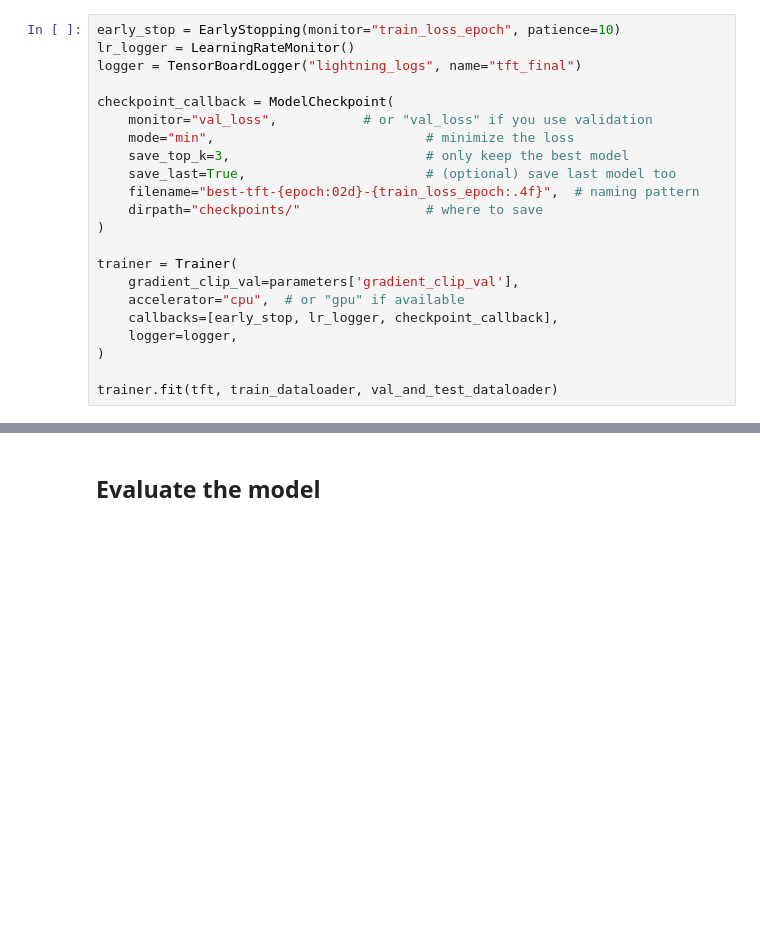
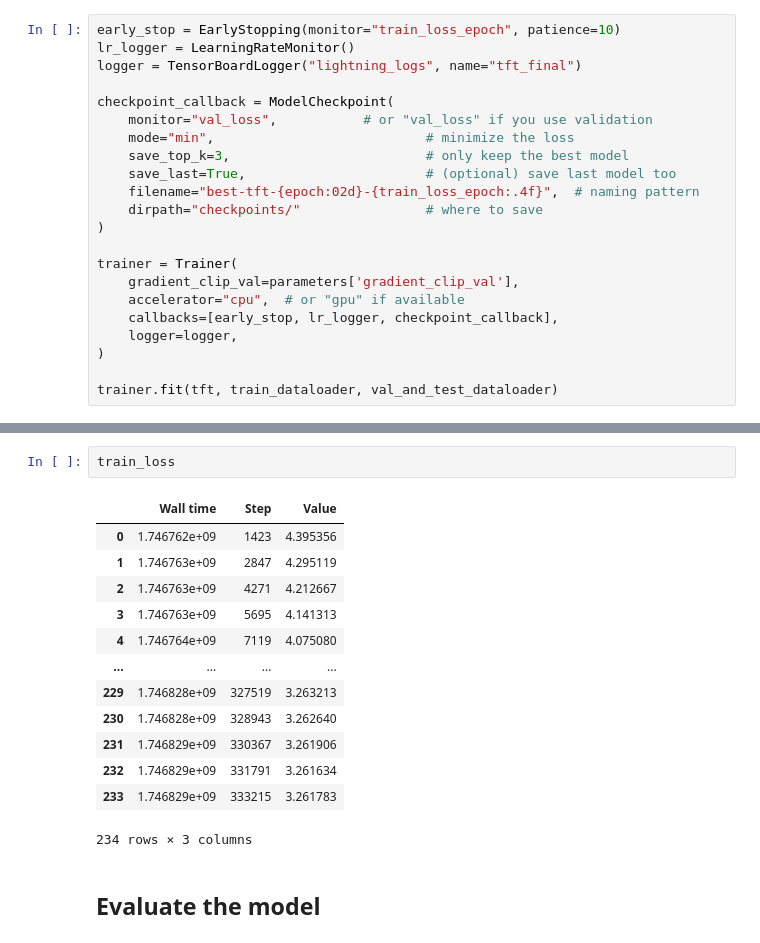
Before and after one commit to luizvalle/ieor4578_project2, a Jupyter notebook: notebooks/tft/tft_exploration4.ipynb, the cells around one changed output, grey strips where cells are left out. Cells and saved outputs as stored; diff of their text form; blank space fills up the shorter version.

```diff
--- a/notebooks/tft/tft_exploration4.ipynb
+++ b/notebooks/tft/tft_exploration4.ipynb
@@ -428,3 +448,19 @@ trainer.fit(tft, train_dataloader, val_and_test_dataloader)
+# %%
+train_loss
+# %% [output]
+|  | Wall time | Step | Value |
+| 0 | 1.746762e+09 | 1423 | 4.395356 |
+| 1 | 1.746763e+09 | 2847 | 4.295119 |
+| 2 | 1.746763e+09 | 4271 | 4.212667 |
+| 3 | 1.746763e+09 | 5695 | 4.141313 |
+| 4 | 1.746764e+09 | 7119 | 4.075080 |
+| ... | ... | ... | ... |
+| 229 | 1.746828e+09 | 327519 | 3.263213 |
+| 230 | 1.746828e+09 | 328943 | 3.262640 |
+| 231 | 1.746829e+09 | 330367 | 3.261906 |
+| 232 | 1.746829e+09 | 331791 | 3.261634 |
+| 233 | 1.746829e+09 | 333215 | 3.261783 |
+234 rows × 3 columns
 # %% [markdown]
 ## Evaluate the model
 # %%
```
Also changed, not shown: parts of 1 cell of this notebook, 9 other files.
